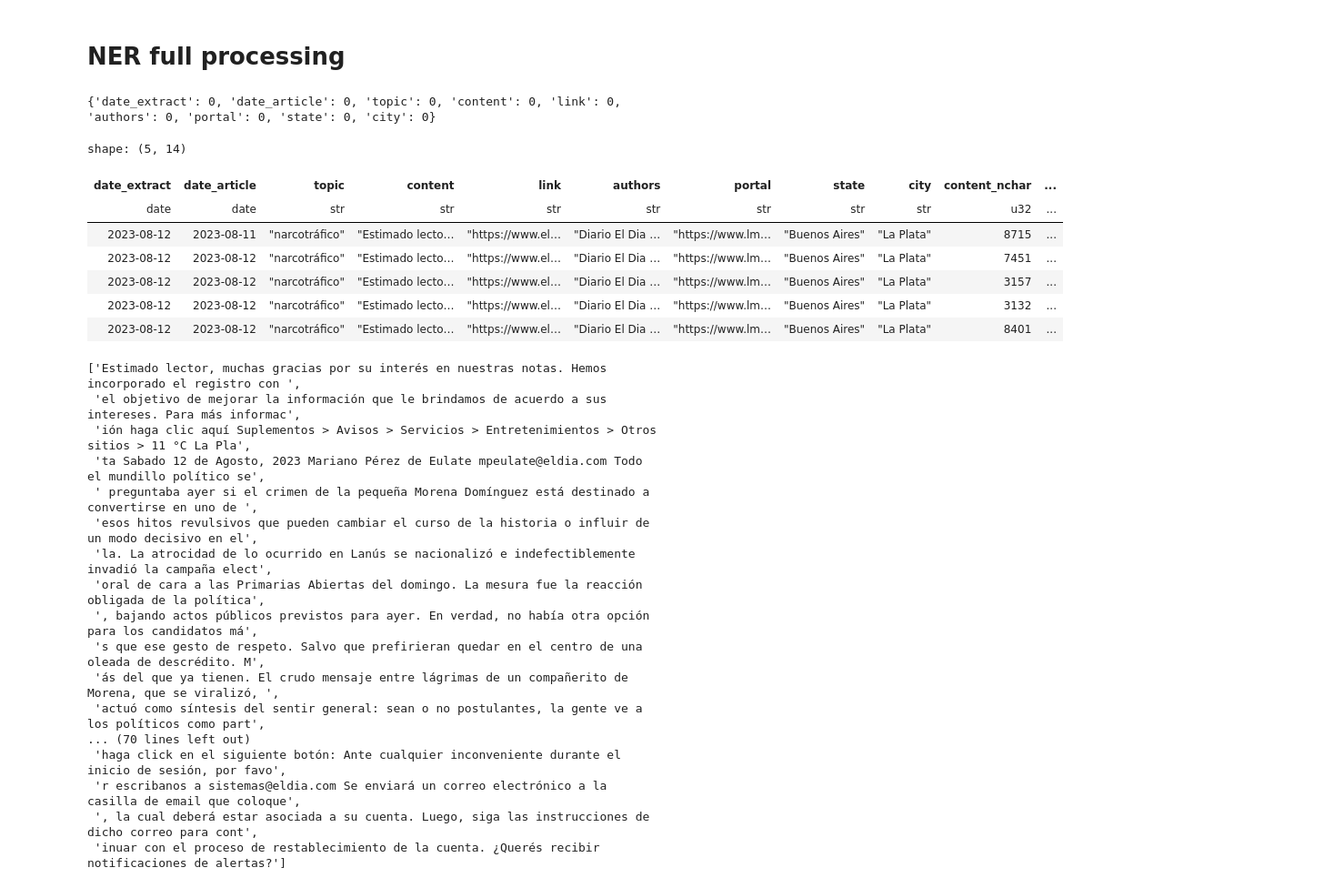
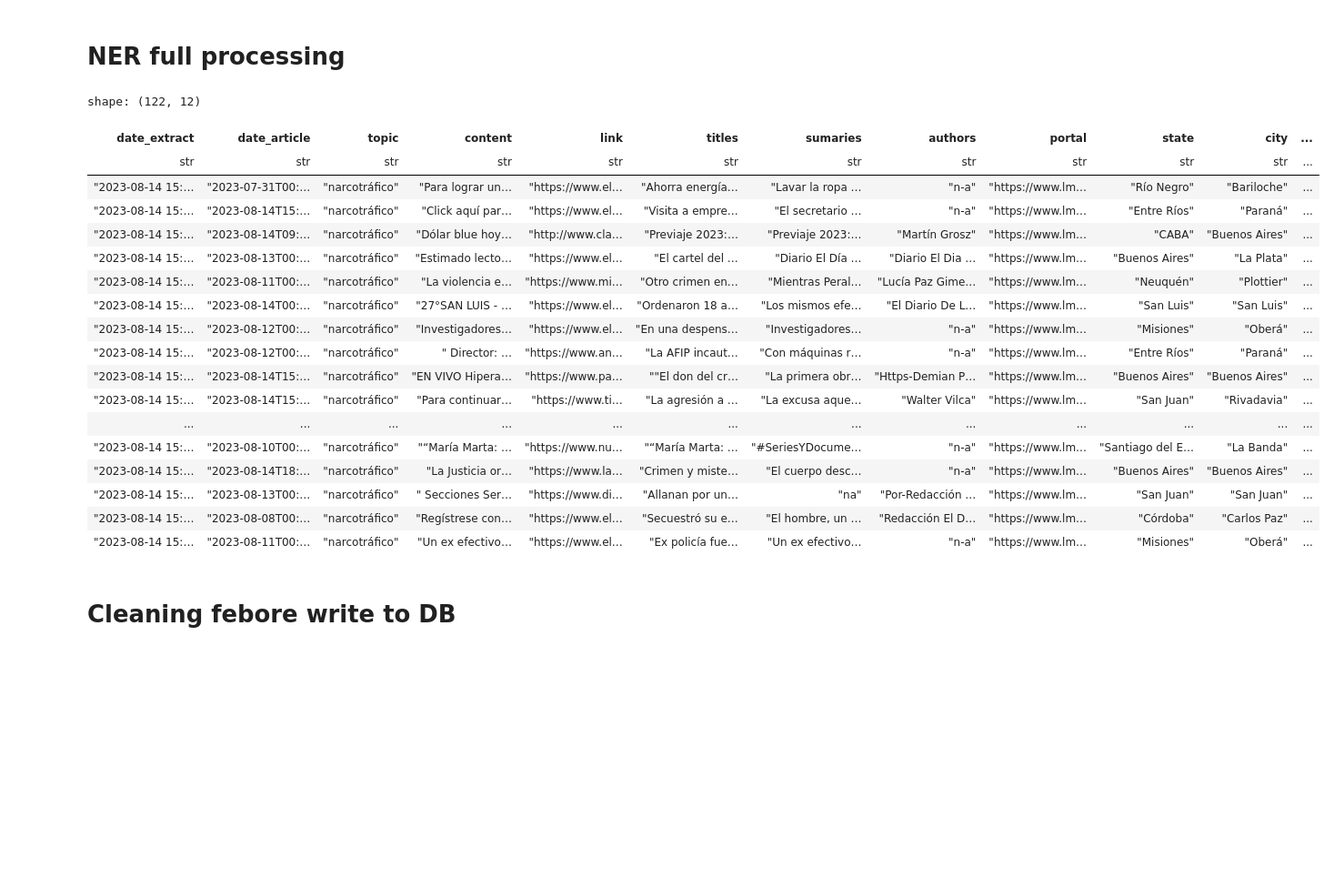
Before and after one commit to castillosebastian/willow, a Jupyter notebook: dev/ner_full_processing_v2.ipynb, the cells around one changed output. Shown: that part at 91% size. Drawn from its saved outputs; the diff is of its cells as text; code cells hidden in the pictures; blank space fills up the shorter version.

Commit message:
update topic relates more strict

```diff
--- a/dev/ner_full_processing_v2.ipynb
+++ b/dev/ner_full_processing_v2.ipynb
@@ -7,10 +7,32 @@ import time
 def view_string(long_string, chunk_size=100):
     return [long_string[i:i+chunk_size] for i in range(0, len(long_string), chunk_size)]
 # %%
-df = pl.read_csv('/home/sebacastillo/willow/output/news_narcotráfico_related_2023-08-12_1735.csv')
+df = pl.read_csv(
+    '/home/sebacastillo/willow/output/news_narcotráfico_related_2023-08-14_1522.csv',
+    dtypes={"content_hash": pl.UInt64},
+)
-# %%
-null_counts = {col: df.filter(df[col].is_null()).shape[0] for col in df.columns}
-print(null_counts)
-# %% [output]
-{'date_extract': 0, 'date_article': 0, 'topic': 0, 'content': 0, 'link': 0, 'authors': 0, 'portal': 0, 'state': 0, 'city': 0}
+# %%
+df
+# %% [output]
+shape: (122, 12)
+| date_extract | date_article | topic | content | link | titles | sumaries | authors | portal | state | city | ... |
+| str | str | str | str | str | str | str | str | str | str | str | ... |
+| "2023-08-14 15:… | "2023-07-31T00:… | "narcotráfico" | "Para lograr un… | "https://www.el… | "Ahorra energía… | "Lavar la ropa … | "n-a" | "https://www.lm… | "Río Negro" | "Bariloche" | ... |
+| "2023-08-14 15:… | "2023-08-14T15:… | "narcotráfico" | "Click aquí par… | "https://www.el… | "Visita a empre… | "El secretario … | "n-a" | "https://www.lm… | "Entre Ríos" | "Paraná" | ... |
+| "2023-08-14 15:… | "2023-08-14T09:… | "narcotráfico" | "Dólar blue hoy… | "http://www.cla… | "Previaje 2023:… | "Previaje 2023:… | "Martín Grosz" | "https://www.lm… | "CABA" | "Buenos Aires" | ... |
+| "2023-08-14 15:… | "2023-08-13T00:… | "narcotráfico" | "Estimado lecto… | "https://www.el… | "El cartel del … | "Diario El Día … | "Diario El Dia … | "https://www.lm… | "Buenos Aires" | "La Plata" | ... |
+| "2023-08-14 15:… | "2023-08-11T00:… | "narcotráfico" | "La violencia e… | "https://www.mi… | "Otro crimen en… | "Mientras Peral… | "Lucía Paz Gime… | "https://www.lm… | "Neuquén" | "Plottier" | ... |
+| "2023-08-14 15:… | "2023-08-14T00:… | "narcotráfico" | "27°SAN LUIS - … | "https://www.el… | "Ordenaron 18 a… | "Los mismos efe… | "El Diario De L… | "https://www.lm… | "San Luis" | "San Luis" | ... |
+| "2023-08-14 15:… | "2023-08-12T00:… | "narcotráfico" | "Investigadores… | "https://www.el… | "En una despens… | "Investigadores… | "n-a" | "https://www.lm… | "Misiones" | "Oberá" | ... |
+| "2023-08-14 15:… | "2023-08-12T00:… | "narcotráfico" | " Director: … | "https://www.an… | "La AFIP incaut… | "Con máquinas r… | "n-a" | "https://www.lm… | "Entre Ríos" | "Paraná" | ... |
+| "2023-08-14 15:… | "2023-08-14T15:… | "narcotráfico" | "EN VIVO Hipera… | "https://www.pa… | ""El don del cr… | "La primera obr… | "Https-Demian P… | "https://www.lm… | "Buenos Aires" | "Buenos Aires" | ... |
+| "2023-08-14 15:… | "2023-08-14T15:… | "narcotráfico" | "Para continuar… | "https://www.ti… | "La agresión a … | "La excusa aque… | "Walter Vilca" | "https://www.lm… | "San Juan" | "Rivadavia" | ... |
+| ... | ... | ... | ... | ... | ... | ... | ... | ... | ... | ... | ... |
+| "2023-08-14 15:… | "2023-08-10T00:… | "narcotráfico" | "“María Marta: … | "https://www.nu… | "“María Marta: … | "#SeriesYDocume… | "n-a" | "https://www.lm… | "Santiago del E… | "La Banda" | ... |
+| "2023-08-14 15:… | "2023-08-14T18:… | "narcotráfico" | "La Justicia or… | "https://www.la… | "Crimen y miste… | "El cuerpo desc… | "n-a" | "https://www.lm… | "Buenos Aires" | "Buenos Aires" | ... |
+| "2023-08-14 15:… | "2023-08-13T00:… | "narcotráfico" | " Secciones Ser… | "https://www.di… | "Allanan por un… | "na" | "Por-Redacción … | "https://www.lm… | "San Juan" | "San Juan" | ... |
+| "2023-08-14 15:… | "2023-08-08T00:… | "narcotráfico" | "Regístrese con… | "https://www.el… | "Secuestró su e… | "El hombre, un … | "Redacción El D… | "https://www.lm… | "Córdoba" | "Carlos Paz" | ... |
+| "2023-08-14 15:… | "2023-08-11T00:… | "narcotráfico" | "Un ex efectivo… | "https://www.el… | "Ex policía fue… | "Un ex efectivo… | "n-a" | "https://www.lm… | "Misiones" | "Oberá" | ... |
+# %% [markdown]
+# Cleaning febore write to DB
 # %%
@@ -45,31 +51,0 @@ df_final = df_final.filter(pl.col("duplicated_content") == False)
-# %%
-df_final.head()
-# %% [output]
-shape: (5, 14)
-| date_extract | date_article | topic | content | link | authors | portal | state | city | content_nchar | ... |
-| date | date | str | str | str | str | str | str | str | u32 | ... |
-| 2023-08-12 | 2023-08-11 | "narcotráfico" | "Estimado lecto… | "https://www.el… | "Diario El Dia … | "https://www.lm… | "Buenos Aires" | "La Plata" | 8715 | ... |
-| 2023-08-12 | 2023-08-12 | "narcotráfico" | "Estimado lecto… | "https://www.el… | "Diario El Dia … | "https://www.lm… | "Buenos Aires" | "La Plata" | 7451 | ... |
-| 2023-08-12 | 2023-08-12 | "narcotráfico" | "Estimado lecto… | "https://www.el… | "Diario El Dia … | "https://www.lm… | "Buenos Aires" | "La Plata" | 3157 | ... |
-| 2023-08-12 | 2023-08-12 | "narcotráfico" | "Estimado lecto… | "https://www.el… | "Diario El Dia … | "https://www.lm… | "Buenos Aires" | "La Plata" | 3132 | ... |
-| 2023-08-12 | 2023-08-12 | "narcotráfico" | "Estimado lecto… | "https://www.el… | "Diario El Dia … | "https://www.lm… | "Buenos Aires" | "La Plata" | 8401 | ... |
-# %%
-view_string(df_final['content_cleaned'][0])
-# %% [output]
-['Estimado lector, muchas gracias por su interés en nuestras notas. Hemos incorporado el registro con ',
- 'el objetivo de mejorar la información que le brindamos de acuerdo a sus intereses. Para más informac',
- 'ión haga clic aquí Suplementos > Avisos > Servicios > Entretenimientos > Otros sitios > 11 °C La Pla',
- 'ta Sabado 12 de Agosto, 2023 Mariano Pérez de Eulate mpeulate@eldia.com Todo el mundillo político se',
- ' preguntaba ayer si el crimen de la pequeña Morena Domínguez está destinado a convertirse en uno de ',
- 'esos hitos revulsivos que pueden cambiar el curso de la historia o influir de un modo decisivo en el',
- 'la. La atrocidad de lo ocurrido en Lanús se nacionalizó e indefectiblemente invadió la campaña elect',
- 'oral de cara a las Primarias Abiertas del domingo. La mesura fue la reacción obligada de la política',
- ', bajando actos públicos previstos para ayer. En verdad, no había otra opción para los candidatos má',
- 's que ese gesto de respeto. Salvo que prefirieran quedar en el centro de una oleada de descrédito. M',
- 'ás del que ya tienen. El crudo mensaje entre lágrimas de un compañerito de Morena, que se viralizó, ',
- 'actuó como síntesis del sentir general: sean o no postulantes, la gente ve a los políticos como part',
-... (70 lines left out)
- 'haga click en el siguiente botón: Ante cualquier inconveniente durante el inicio de sesión, por favo',
- 'r escribanos a sistemas@eldia.com Se enviará un correo electrónico a la casilla de email que coloque',
- ', la cual deberá estar asociada a su cuenta. Luego, siga las instrucciones de dicho correo para cont',
- 'inuar con el proceso de restablecimiento de la cuenta. ¿Querés recibir notificaciones de alertas?']
```
Also changed, not shown: parts of 16 cells of this notebook, 6 other files.
